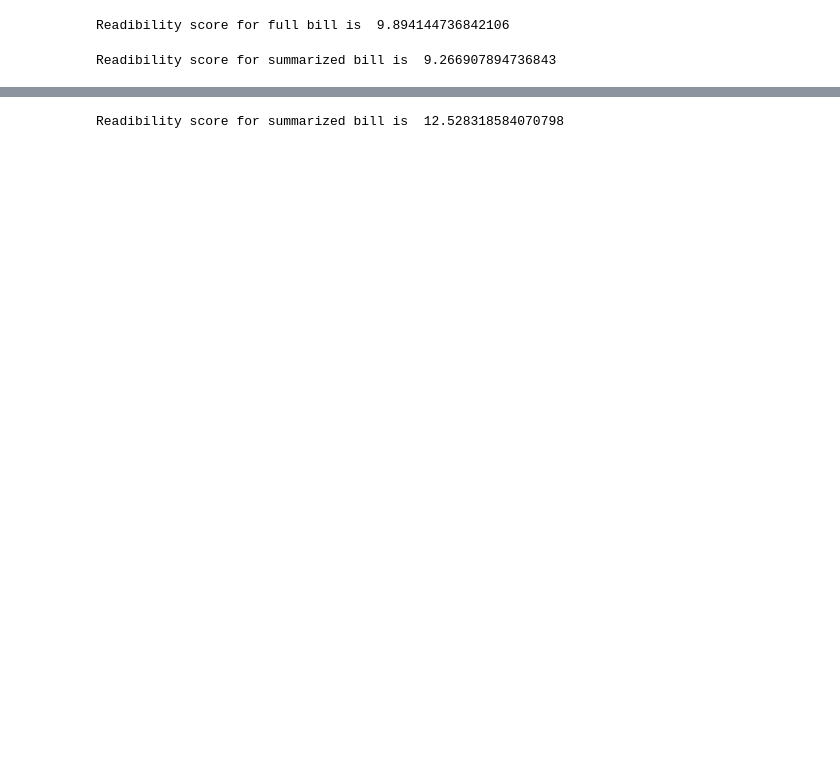
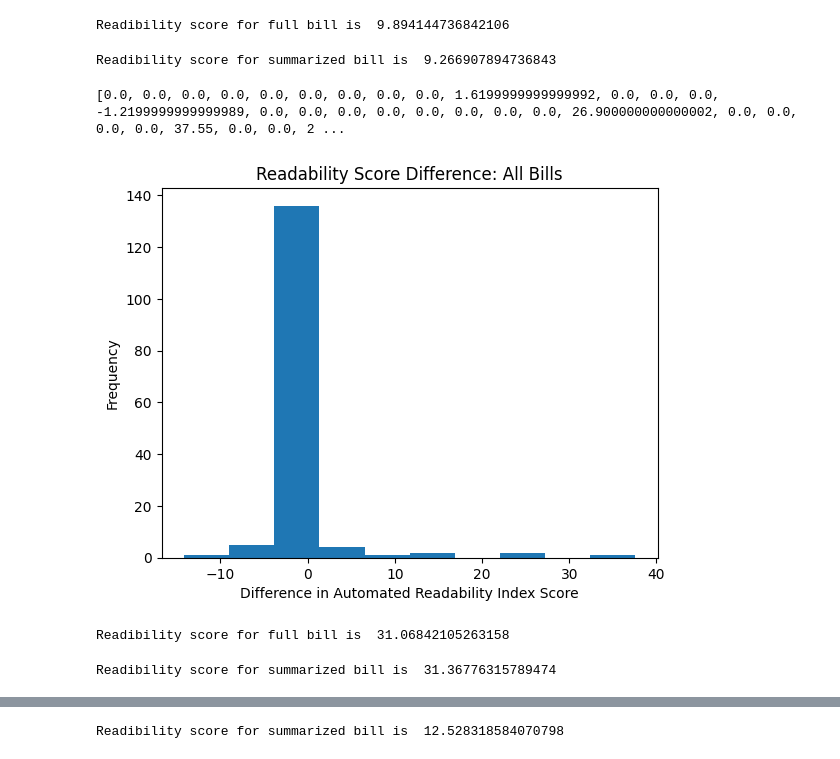
Before and after one commit to daliahabiby/NLP-Text-Summarization-of-Legislation, a Jupyter notebook: Code/Cosine Similarity.ipynb, the cells around one changed output, grey strips where cells are left out. Drawn from its saved outputs; the diff is of its cells as text; code cells hidden in the pictures; blank space fills up the shorter version.

```diff
--- a/Code/Cosine Similarity.ipynb
+++ b/Code/Cosine Similarity.ipynb
@@ -156,3 +158,45 @@ for bill in summary_text:
 print("Readibility score for summarized bill is ", np.mean(fleschsum))
 # %% [output]
 Readibility score for summarized bill is  9.266907894736843
+# %%
+diff = []
+for i in range(0, len(fleschfull)):
+    d = fleschfull[i]- fleschsum[i]
+    diff.append(d)
+
+print(diff)
+# %% [output]
+[0.0, 0.0, 0.0, 0.0, 0.0, 0.0, 0.0, 0.0, 0.0, 1.6199999999999992, 0.0, 0.0, 0.0, -1.2199999999999989, 0.0, 0.0, 0.0, 0.0, 0.0, 0.0, 0.0, 0.0, 26.900000000000002, 0.0, 0.0, 0.0, 0.0, 37.55, 0.0, 0.0, 2 ...
+# %%
+
+plt.hist(diff)
+plt.title('Readability Score Difference: All Bills')
+plt.xlabel('Difference in Automated Readability Index Score')
+plt.ylabel('Frequency')
+plt.show()
+# %% [output]
+[figure, added]
+# %%
+full_text = billdf['Raw Text']
+
+autoreadfull = []
+
+for bill in full_text:
+    a = textstat.automated_readability_index(bill)
+    autoreadfull.append(a)
+
+print("Readibility score for full bill is ", np.mean(autoreadfull))
+# %% [output]
+Readibility score for full bill is  31.06842105263158
+# %%
+summary_text = billdf['summary']
+
+autoreadsum = []
+
+for bill in summary_text:
+    a = textstat.automated_readability_index(bill)
+    autoreadsum.append(a)
+
+print("Readibility score for summarized bill is ", np.mean(autoreadsum))
+# %% [output]
+Readibility score for summarized bill is  31.36776315789474
```
Also changed, not shown: parts of 16 cells of this notebook, 3 other files.
